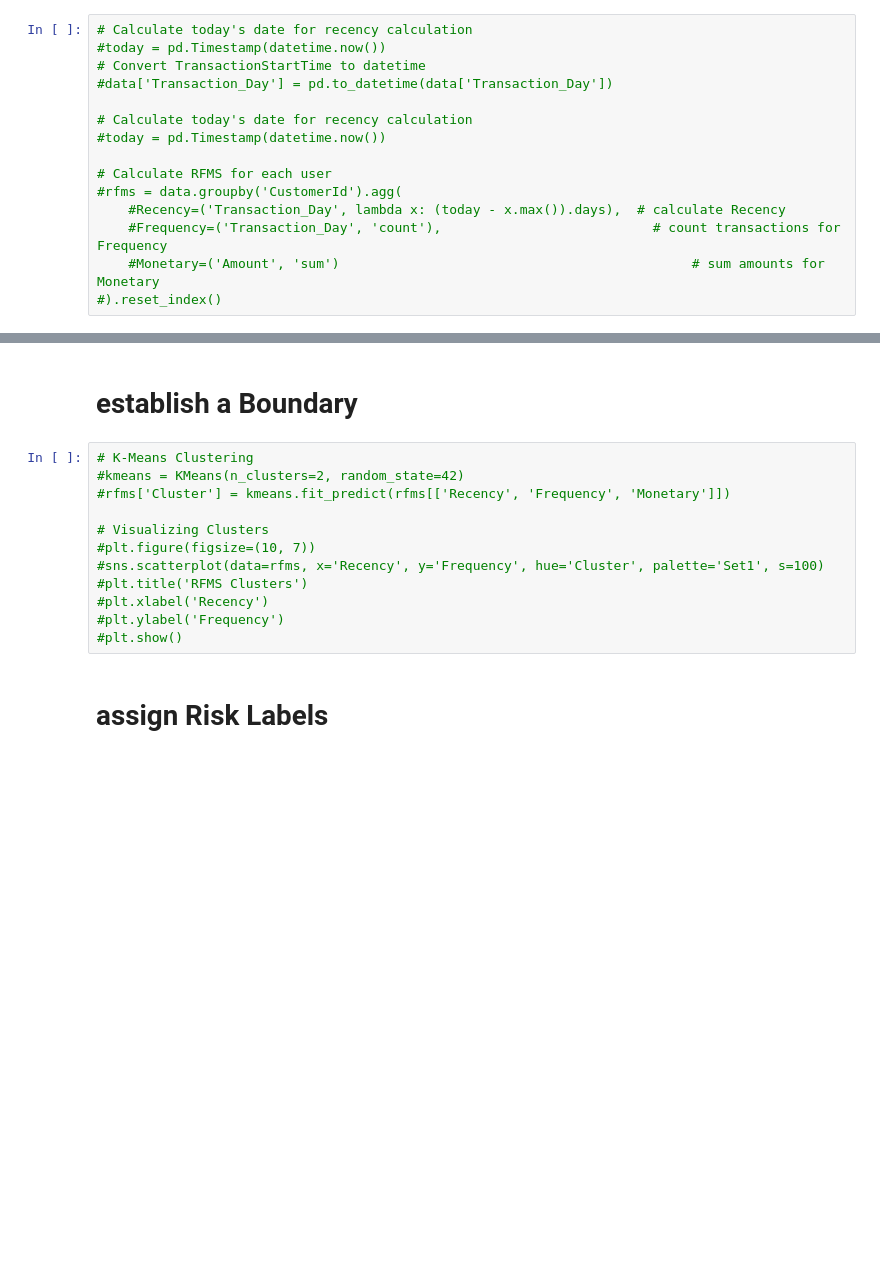
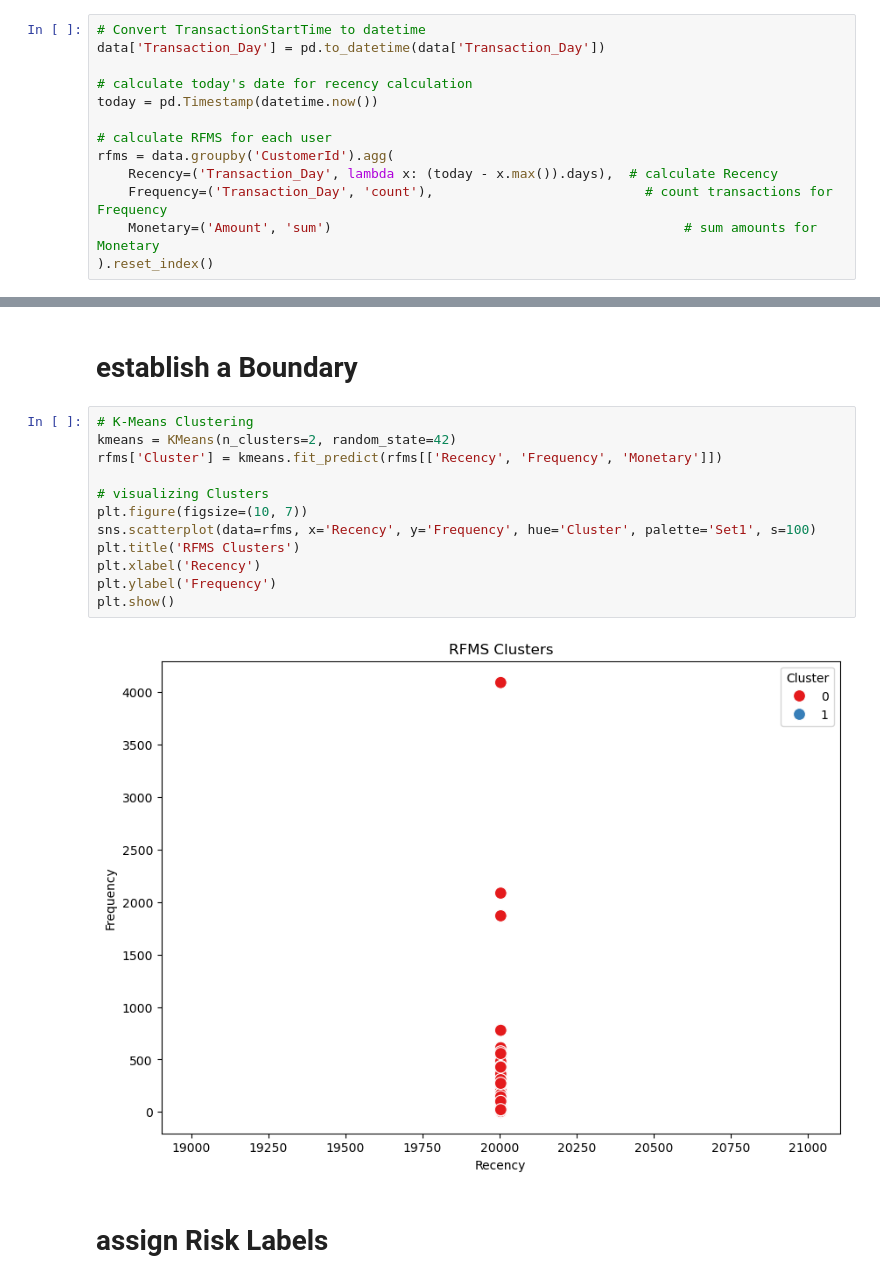
Before and after one commit to nadianesib4334/Bati_Bank_finance_Institute_-credit_score_analysis-edit, a Jupyter notebook: EDA.ipynb, the cells around one changed output, grey strips where cells are left out. Drawn from its saved outputs; the diff is of its cells as text; blank space fills up the shorter version.

```diff
--- a/EDA.ipynb
+++ b/EDA.ipynb
@@ -723,18 +723,16 @@ numeric_data
 # %%
 # functions to calculate Recency, Frequency, and Monetary values for each user:
 # %%
-# Calculate today's date for recency calculation
-#today = pd.Timestamp(datetime.now())
 # Convert TransactionStartTime to datetime
-#data['Transaction_Day'] = pd.to_datetime(data['Transaction_Day'])
+data['Transaction_Day'] = pd.to_datetime(data['Transaction_Day'])
 
-# Calculate today's date for recency calculation
-#today = pd.Timestamp(datetime.now())
+# calculate today's date for recency calculation
+today = pd.Timestamp(datetime.now())
 
-# Calculate RFMS for each user
-#rfms = data.groupby('CustomerId').agg(
-    #Recency=('Transaction_Day', lambda x: (today - x.max()).days),  # calculate Recency
-    #Frequency=('Transaction_Day', 'count'),                           # count transactions for Frequency
-    #Monetary=('Amount', 'sum')                                             # sum amounts for Monetary
-#).reset_index()
+# calculate RFMS for each user
+rfms = data.groupby('CustomerId').agg(
+    Recency=('Transaction_Day', lambda x: (today - x.max()).days),  # calculate Recency
+    Frequency=('Transaction_Day', 'count'),                           # count transactions for Frequency
+    Monetary=('Amount', 'sum')                                             # sum amounts for Monetary
+).reset_index()
 # %%
@@ -780,15 +775,17 @@ numeric_data
 # establish a Boundary
 # %%
 # K-Means Clustering
-#kmeans = KMeans(n_clusters=2, random_state=42)
-#rfms['Cluster'] = kmeans.fit_predict(rfms[['Recency', 'Frequency', 'Monetary']])
+kmeans = KMeans(n_clusters=2, random_state=42)
+rfms['Cluster'] = kmeans.fit_predict(rfms[['Recency', 'Frequency', 'Monetary']])
 
-# Visualizing Clusters
-#plt.figure(figsize=(10, 7))
-#sns.scatterplot(data=rfms, x='Recency', y='Frequency', hue='Cluster', palette='Set1', s=100)
-#plt.title('RFMS Clusters')
-#plt.xlabel('Recency')
-#plt.ylabel('Frequency')
-#plt.show()
+# visualizing Clusters
+plt.figure(figsize=(10, 7))
+sns.scatterplot(data=rfms, x='Recency', y='Frequency', hue='Cluster', palette='Set1', s=100)
+plt.title('RFMS Clusters')
+plt.xlabel('Recency')
+plt.ylabel('Frequency')
+plt.show()
+# %% [output]
+[figure, added]
 # %% [markdown]
 # assign Risk Labels
```
Also changed, not shown: parts of 4 cells of this notebook.
